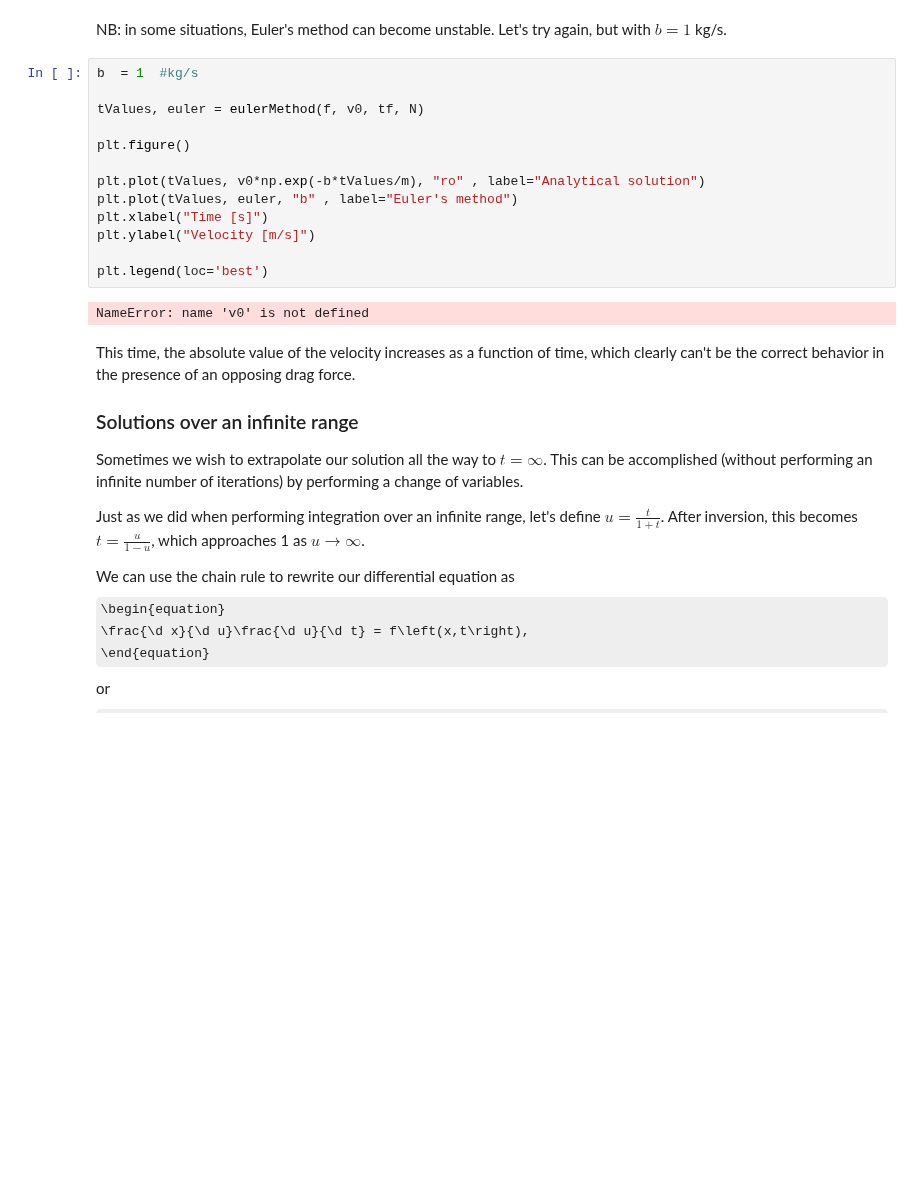
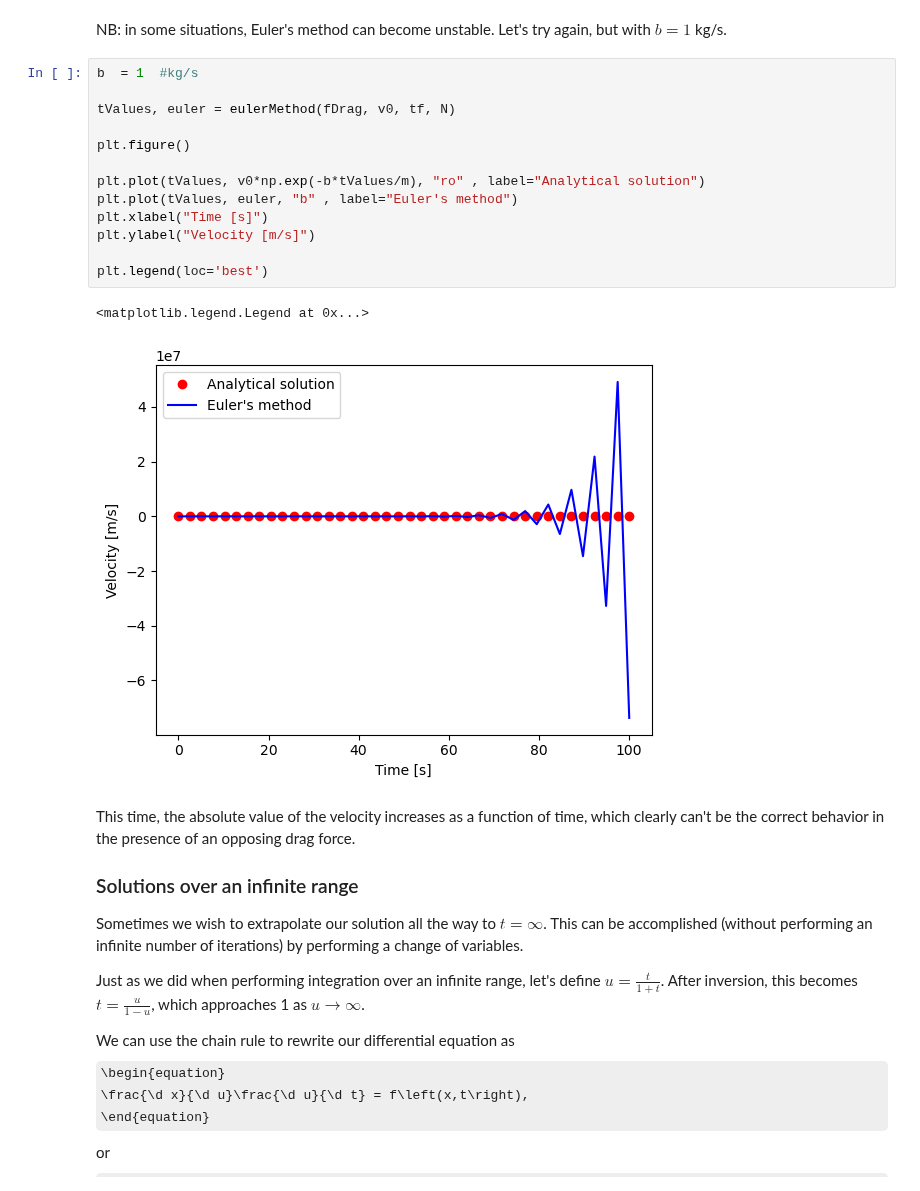
Before and after one commit to CWCopeland/ComputationalPhysics, a Jupyter notebook: LectureNotes/13_differentialEquations.ipynb, the cells around one changed output. Saved outputs shown, nothing was run; the diff lists cells and outputs as text; some formulas as TeX source; blank space fills up the shorter version.

```diff
--- a/LectureNotes/13_differentialEquations.ipynb
+++ b/LectureNotes/13_differentialEquations.ipynb
@@ -261,18 +263,19 @@ NB: in some situations, Euler's method can become unstable. Let's try again, but
 # %%
 b  = 1  #kg/s
 
-tValues, euler = eulerMethod(f, v0, tf, N)
+tValues, euler = eulerMethod(fDrag, v0, tf, N)
 
 plt.figure()
 
 plt.plot(tValues, v0*np.exp(-b*tValues/m), "ro" , label="Analytical solution")
 plt.plot(tValues, euler, "b" , label="Euler's method")
 plt.xlabel("Time [s]")
 plt.ylabel("Velocity [m/s]")
 
 plt.legend(loc='best')
 # %% [output]
-NameError: name 'v0' is not defined
+<matplotlib.legend.Legend at 0x...>
+[figure, added]
 # %% [markdown]
 This time, the absolute value of the velocity increases as a function of time, which clearly can't be the correct behavior in the presence of an opposing drag force.
 
```
Also changed, not shown: parts of 3 cells of this notebook.
